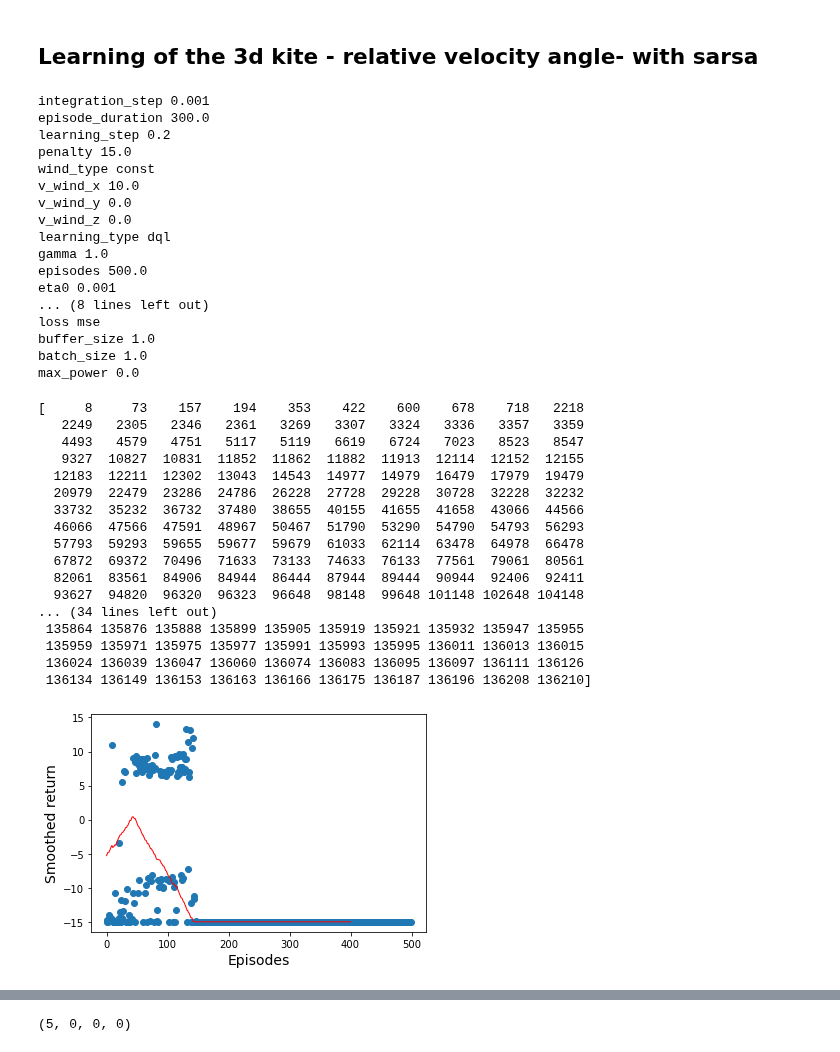
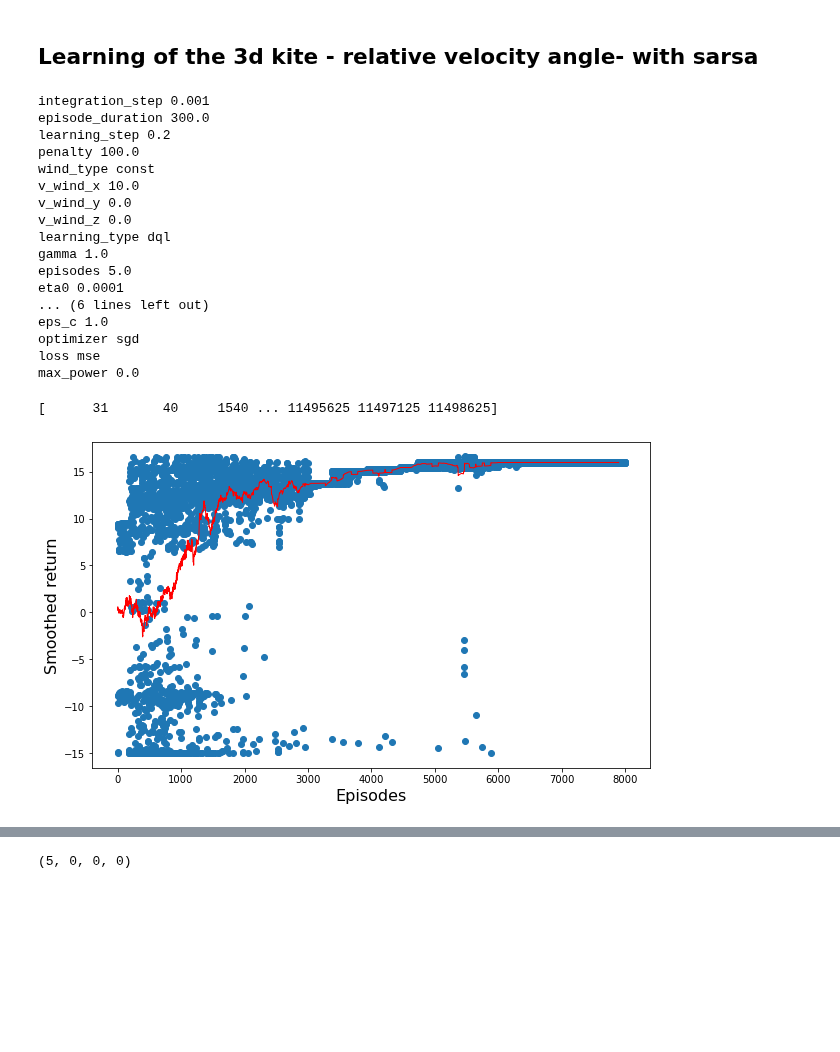
Before and after one commit to lorenzobasile/KiteRL, a Jupyter notebook: analyze_training.ipynb, the cells around one changed output, grey strips where cells are left out. Cells and saved outputs as stored; diff of their text form; code cells hidden in the pictures; blank space fills up the shorter version.

```diff
--- a/analyze_training.ipynb
+++ b/analyze_training.ipynb
@@ -3,9 +3,10 @@ import numpy as np
 import matplotlib as mpl
 import matplotlib.pyplot as plt
 import learning.utils as ut
+from learning.models import NN as Net
 
 system_name = 'dql_const'
-run_name = 'state_of_art1'
+run_name = 'rew2'
 data_dir = './data/' + system_name + '/' + run_name + '/'
 
 #plot_dir = '../plots/'+system_name+'/'+run_name+'/'
@@ -19,19 +20,19 @@ for ep in params:
 integration_step 0.001
 episode_duration 300.0
 learning_step 0.2
-penalty 15.0
+penalty 100.0
 wind_type const
 v_wind_x 10.0
 v_wind_y 0.0
 v_wind_z 0.0
 learning_type dql
 gamma 1.0
-episodes 500.0
-eta0 0.001
-... (8 lines left out)
+episodes 5.0
+eta0 0.0001
+... (6 lines left out)
+eps_c 1.0
+optimizer sgd
 loss mse
-buffer_size 1.0
-batch_size 1.0
 max_power 0.0
 # %%
 # read durations and returns
@@ -40,36 +41,21 @@ d_traj, r_traj = ut.read_traj(data_dir+'/return.txt')
 l_steps = np.cumsum(d_traj)
 print(l_steps)
 # %% [output]
-[     8     73    157    194    353    422    600    678    718   2218
-   2249   2305   2346   2361   3269   3307   3324   3336   3357   3359
-   4493   4579   4751   5117   5119   6619   6724   7023   8523   8547
-   9327  10827  10831  11852  11862  11882  11913  12114  12152  12155
-  12183  12211  12302  13043  14543  14977  14979  16479  17979  19479
-  20979  22479  23286  24786  26228  27728  29228  30728  32228  32232
-  33732  35232  36732  37480  38655  40155  41655  41658  43066  44566
-  46066  47566  47591  48967  50467  51790  53290  54790  54793  56293
-  57793  59293  59655  59677  59679  61033  62114  63478  64978  66478
-  67872  69372  70496  71633  73133  74633  76133  77561  79061  80561
-  82061  83561  84906  84944  86444  87944  89444  90944  92406  92411
-  93627  94820  96320  96323  96648  98148  99648 101148 102648 104148
-... (34 lines left out)
- 135864 135876 135888 135899 135905 135919 135921 135932 135947 135955
- 135959 135971 135975 135977 135991 135993 135995 136011 136013 136015
- 136024 136039 136047 136060 136074 136083 136095 136097 136111 136126
- 136134 136149 136153 136163 136166 136175 136187 136196 136208 136210]
+[      31       40     1540 ... 11495625 11497125 11498625]
 # %%
-plt.xlabel('Episodes', fontsize=14)
-plt.ylabel('Smoothed return', fontsize=14)
+plt.figure(figsize=(10,6))
+plt.xlabel('Episodes', fontsize=16)
+plt.ylabel('Smoothed return', fontsize=16)
 
 plt.plot(r_traj, 'o')
 
 smooth = np.convolve(r_traj, np.ones(100), "valid")/100
 plt.plot(smooth, color='red', lw=1)
 
-plt.savefig(data_dir+'return.png', dpi=200)
+plt.savefig('return.png', dpi=200)
 plt.show()
 # %% [output]
-[figure, old version]
+[figure, new version]
 # %%
 plt.xlabel('Learning step', fontsize=14)
 plt.ylabel('Smoothed return', fontsize=14)
```
Also changed, not shown: parts of 17 cells of this notebook, 6 other files.
